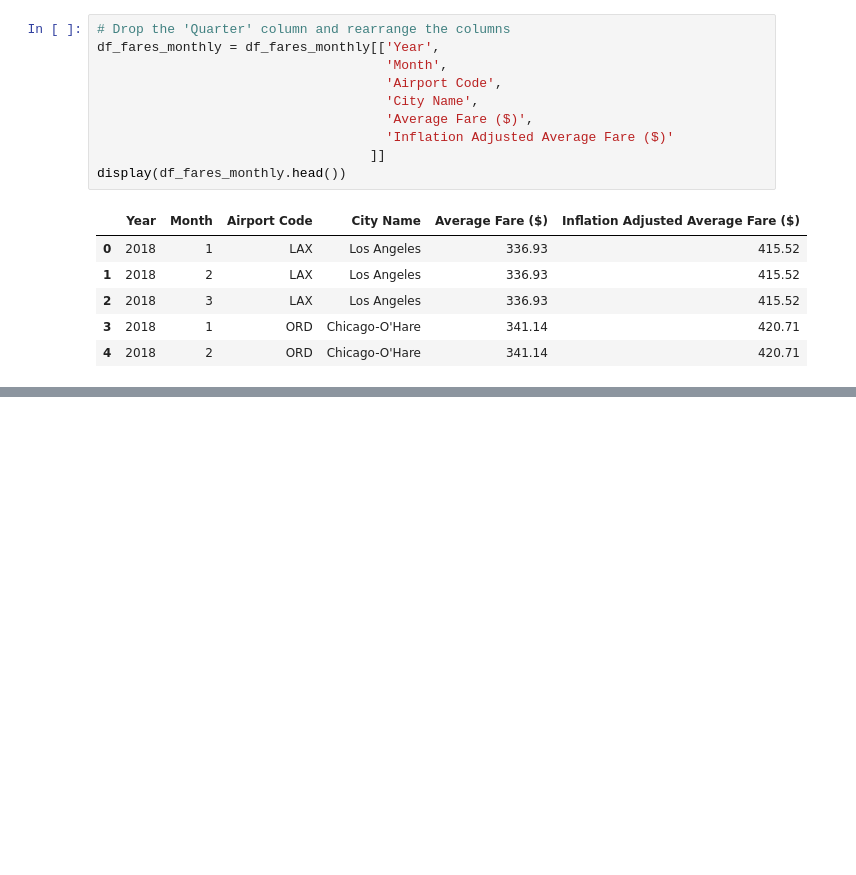
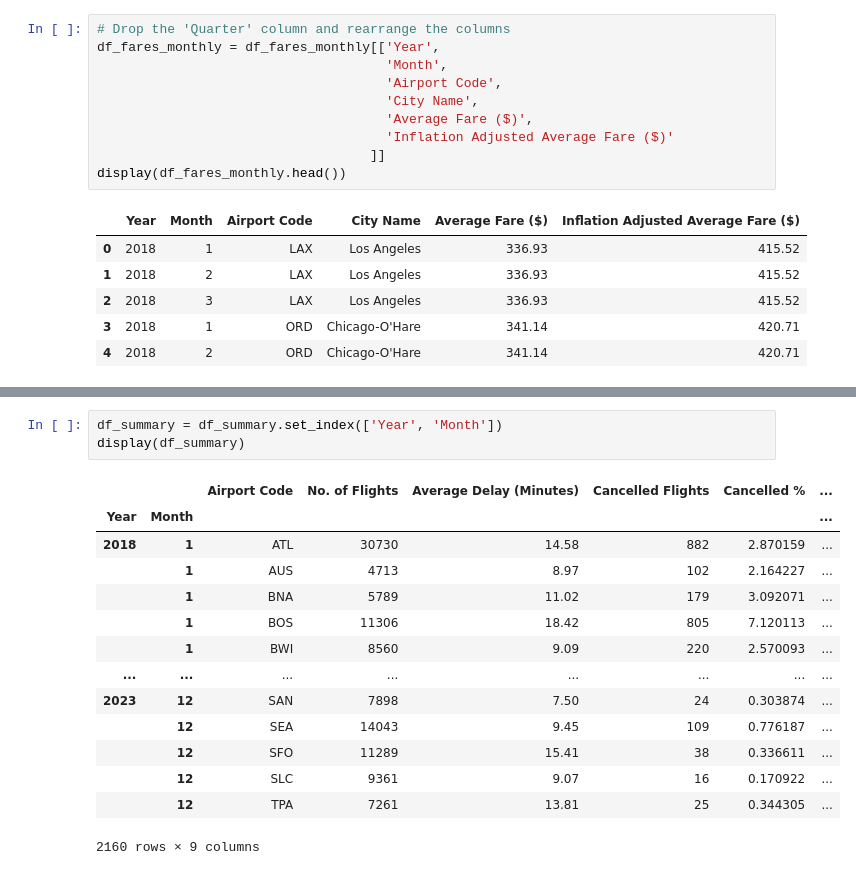
Before and after one commit to silas-ph/Group_6_EDA, a Jupyter notebook: p1_flight_data_analysis.ipynb, the cells around one changed output, grey strips where cells are left out. Drawn from its saved outputs; the diff is of its cells as text; blank space fills up the shorter version.

```diff
--- a/p1_flight_data_analysis.ipynb
+++ b/p1_flight_data_analysis.ipynb
@@ -840,3 +884,21 @@ display(df_summary.tail())
 | 2157 | 2023 | 12 | SFO | 11289 | 15.41 | 38 | 0.336611 | ... |
 | 2158 | 2023 | 12 | SLC | 9361 | 9.07 | 16 | 0.170922 | ... |
 | 2159 | 2023 | 12 | TPA | 7261 | 13.81 | 25 | 0.344305 | ... |
+# %%
+df_summary = df_summary.set_index(['Year', 'Month'])
+display(df_summary)
+# %% [output]
+|  |  | Airport Code | No. of Flights | Average Delay (Minutes) | Cancelled Flights | Cancelled % | ... |
+| Year | Month |  |  |  |  |  | ... |
+| 2018 | 1 | ATL | 30730 | 14.58 | 882 | 2.870159 | ... |
+|  | 1 | AUS | 4713 | 8.97 | 102 | 2.164227 | ... |
+|  | 1 | BNA | 5789 | 11.02 | 179 | 3.092071 | ... |
+|  | 1 | BOS | 11306 | 18.42 | 805 | 7.120113 | ... |
+|  | 1 | BWI | 8560 | 9.09 | 220 | 2.570093 | ... |
+| ... | ... | ... | ... | ... | ... | ... | ... |
+| 2023 | 12 | SAN | 7898 | 7.50 | 24 | 0.303874 | ... |
+|  | 12 | SEA | 14043 | 9.45 | 109 | 0.776187 | ... |
+|  | 12 | SFO | 11289 | 15.41 | 38 | 0.336611 | ... |
+|  | 12 | SLC | 9361 | 9.07 | 16 | 0.170922 | ... |
+|  | 12 | TPA | 7261 | 13.81 | 25 | 0.344305 | ... |
+2160 rows × 9 columns
```
Also changed, not shown: parts of 10 cells of this notebook.
